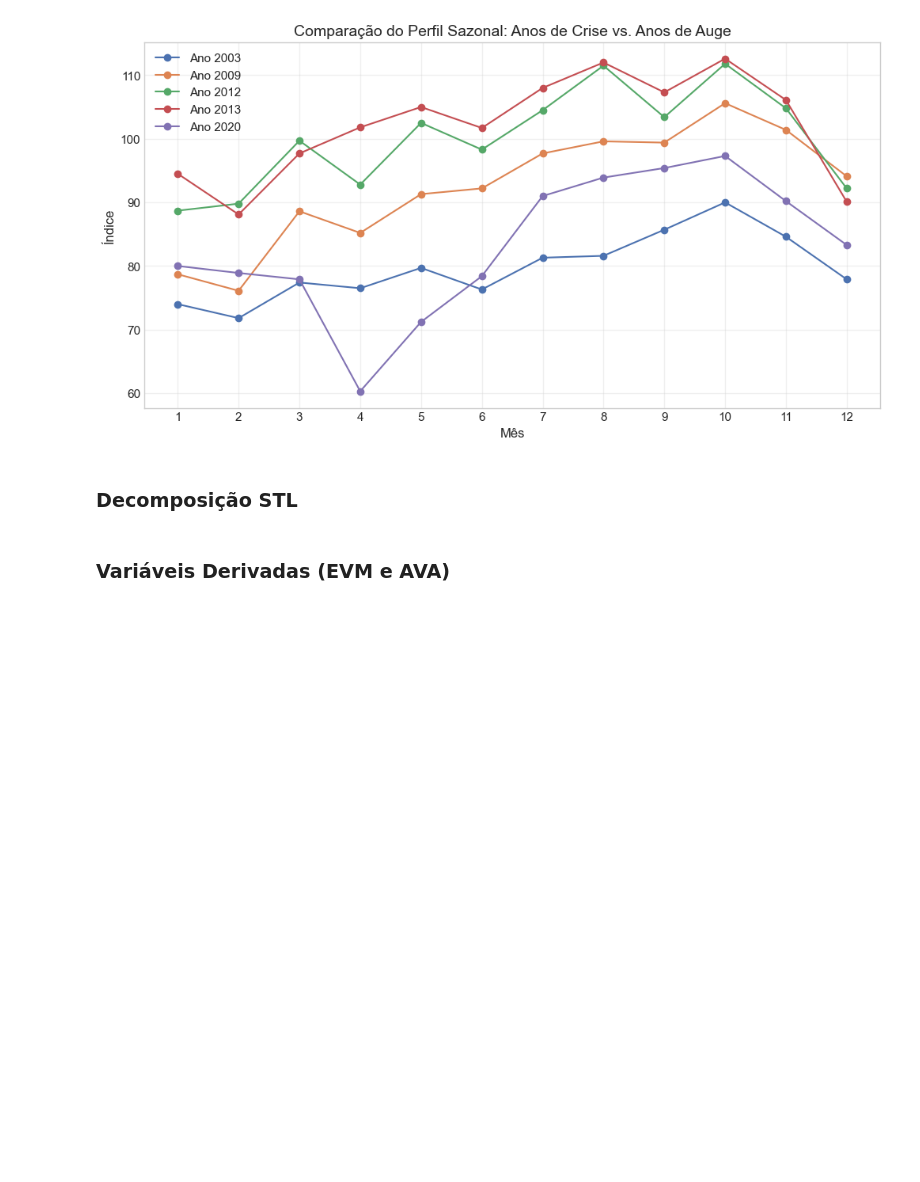
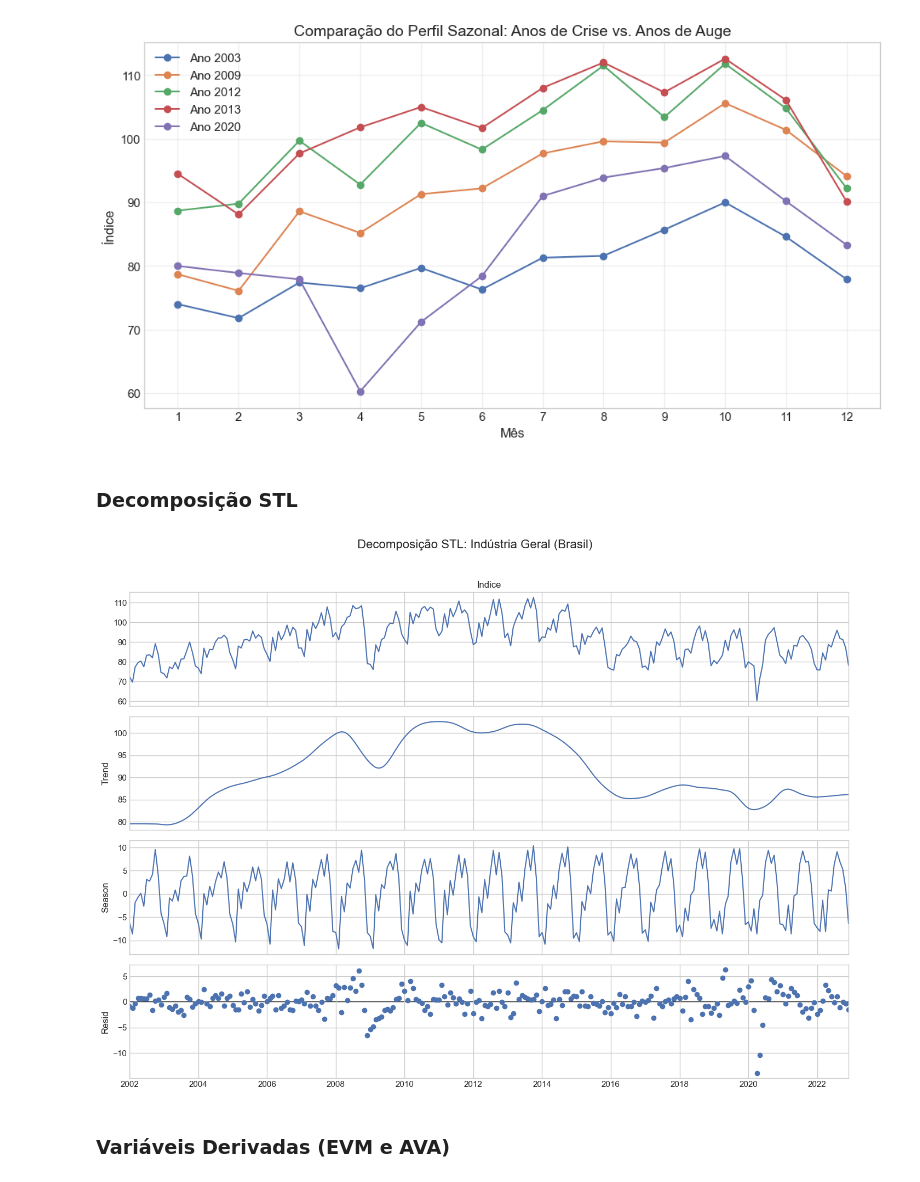
Before and after one commit to MarianaMayumeCaniza/PROJETOAPLICADO4_2026.01, a Jupyter notebook: Desenvolvimento/DesenvolvimentodoProjeto.ipynb, the cells around one changed output. Cells and saved outputs as stored; diff of their text form; code cells hidden in the pictures; blank space fills up the shorter version.

```diff
--- a/Desenvolvimento/DesenvolvimentodoProjeto.ipynb
+++ b/Desenvolvimento/DesenvolvimentodoProjeto.ipynb
@@ -261,6 +261,22 @@ plt.show()
 [figure]
 # %% [markdown]
 ### Decomposição STL
+# %%
+from statsmodels.tsa.seasonal import STL
+
+# Executando a decomposição
+# O 'period=12' avisa ao Python que o padrão se repete a cada 12 meses [cite: 728]
+stl = STL(BrasilGeral['Indice'], period=12)
+res = stl.fit()
+
+# Gerando o gráfico com os 4 componentes
+fig = res.plot()
+fig.set_size_inches(14, 10) # Ajusta o tamanho para caber no seu relatório
+plt.suptitle('Decomposição STL: Indústria Geral (Brasil)', fontsize=16, y=1.02)
+plt.tight_layout()
+plt.show()
+# %% [output]
+[figure, added]
 # %% [markdown]
 ### Variáveis Derivadas (EVM e AVA)
 # %% [markdown]
```
Also changed, not shown: parts of 1 cell of this notebook, 1 other file.
